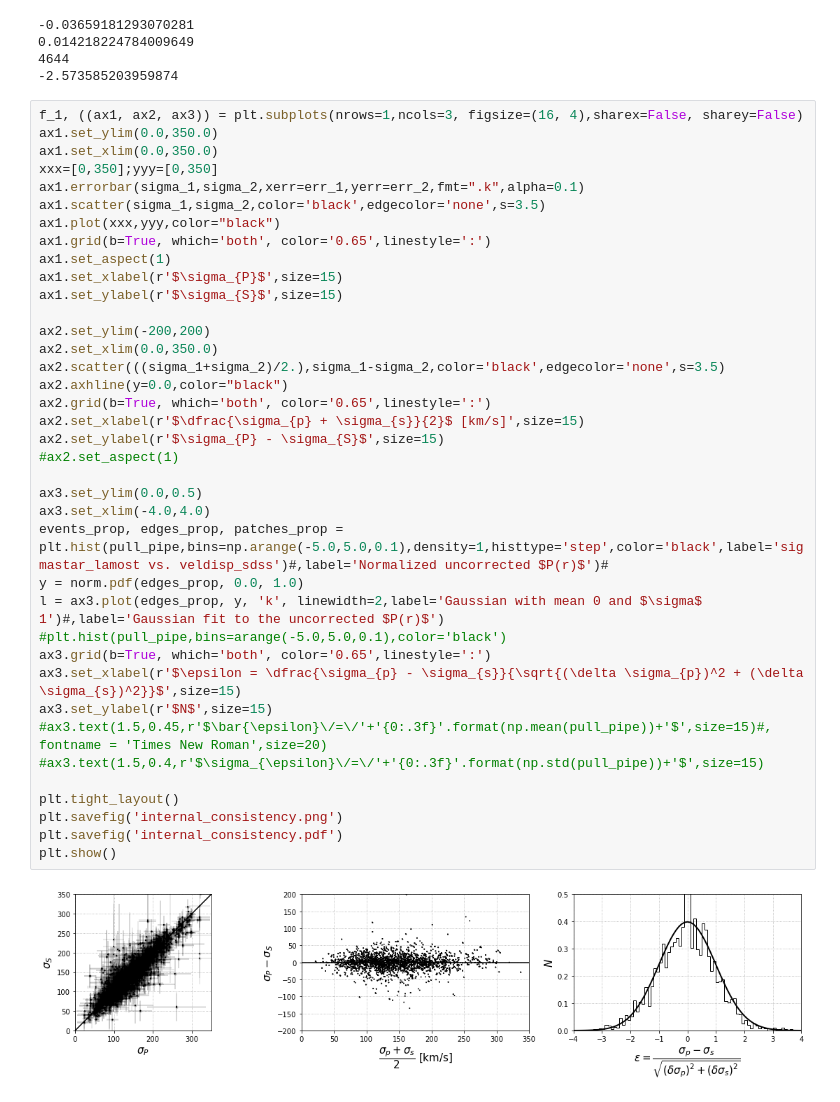
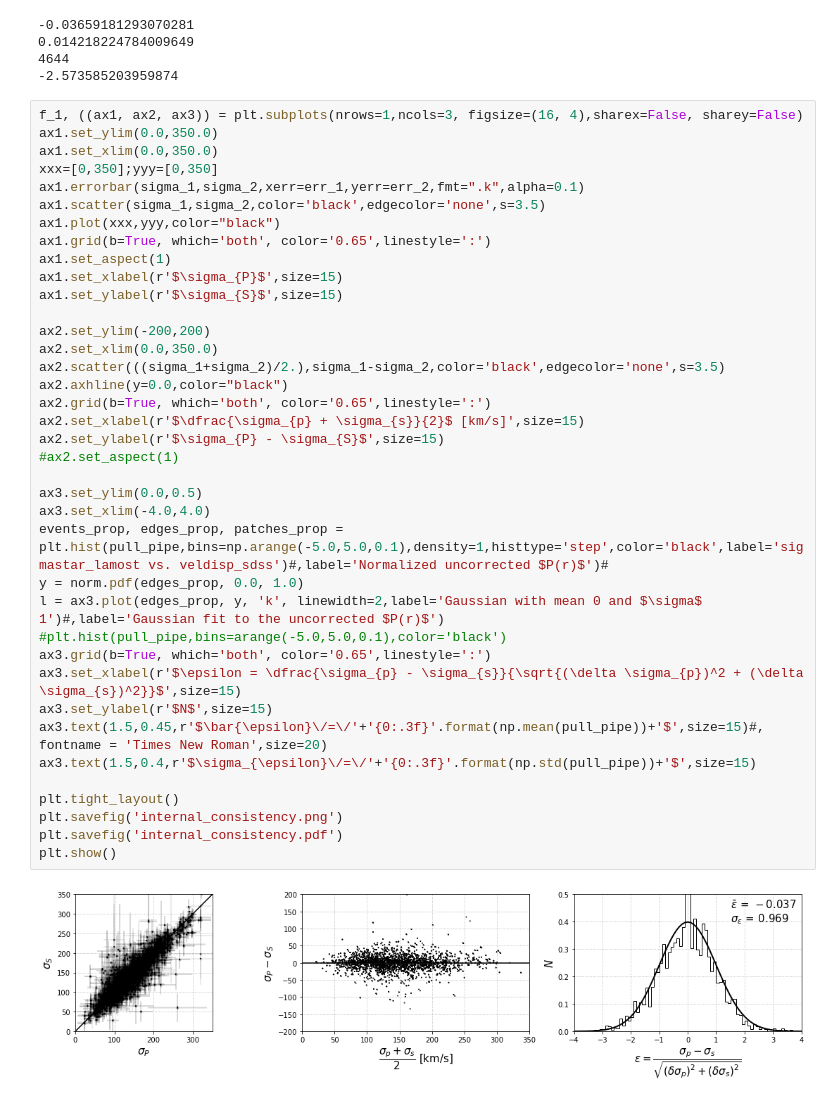
Before and after one commit to KSaid-1/DESI_fuji_FP, a Jupyter notebook: internal_consistency.ipynb, the cells around one changed output. Drawn from its saved outputs; the diff is of its cells as text.

Commit message:
new plots

```diff
--- a/internal_consistency.ipynb
+++ b/internal_consistency.ipynb
@@ -109,33 +109,33 @@ ax1.scatter(sigma_1,sigma_2,color='black',edgecolor='none',s=3.5)
 ax1.plot(xxx,yyy,color="black")
 ax1.grid(b=True, which='both', color='0.65',linestyle=':')
 ax1.set_aspect(1)
 ax1.set_xlabel(r'$\sigma_{P}$',size=15)
 ax1.set_ylabel(r'$\sigma_{S}$',size=15)
 
 ax2.set_ylim(-200,200)
 ax2.set_xlim(0.0,350.0)
 ax2.scatter(((sigma_1+sigma_2)/2.),sigma_1-sigma_2,color='black',edgecolor='none',s=3.5)
 ax2.axhline(y=0.0,color="black")
 ax2.grid(b=True, which='both', color='0.65',linestyle=':')
 ax2.set_xlabel(r'$\dfrac{\sigma_{p} + \sigma_{s}}{2}$ [km/s]',size=15)
 ax2.set_ylabel(r'$\sigma_{P} - \sigma_{S}$',size=15)
 #ax2.set_aspect(1)
 
 ax3.set_ylim(0.0,0.5)
 ax3.set_xlim(-4.0,4.0)
 events_prop, edges_prop, patches_prop = plt.hist(pull_pipe,bins=np.arange(-5.0,5.0,0.1),density=1,histtype='step',color='black',label='sigmastar_lamost vs. veldisp_sdss')#,label='Normalized uncorrected $P(r)$')#
 y = norm.pdf(edges_prop, 0.0, 1.0)
 l = ax3.plot(edges_prop, y, 'k', linewidth=2,label='Gaussian with mean 0 and $\sigma$ 1')#,label='Gaussian fit to the uncorrected $P(r)$')
 #plt.hist(pull_pipe,bins=arange(-5.0,5.0,0.1),color='black')
 ax3.grid(b=True, which='both', color='0.65',linestyle=':')
 ax3.set_xlabel(r'$\epsilon = \dfrac{\sigma_{p} - \sigma_{s}}{\sqrt{(\delta \sigma_{p})^2 + (\delta \sigma_{s})^2}}$',size=15)
 ax3.set_ylabel(r'$N$',size=15)
-#ax3.text(1.5,0.45,r'$\bar{\epsilon}\/=\/'+'{0:.3f}'.format(np.mean(pull_pipe))+'$',size=15)#, fontname = 'Times New Roman',size=20)
-#ax3.text(1.5,0.4,r'$\sigma_{\epsilon}\/=\/'+'{0:.3f}'.format(np.std(pull_pipe))+'$',size=15)
+ax3.text(1.5,0.45,r'$\bar{\epsilon}\/=\/'+'{0:.3f}'.format(np.mean(pull_pipe))+'$',size=15)#, fontname = 'Times New Roman',size=20)
+ax3.text(1.5,0.4,r'$\sigma_{\epsilon}\/=\/'+'{0:.3f}'.format(np.std(pull_pipe))+'$',size=15)
 
 plt.tight_layout()
 plt.savefig('internal_consistency.png')
 plt.savefig('internal_consistency.pdf')
 plt.show()
 # %% [output]
-[figure, old version]
+[figure, new version]
```
Also changed, not shown: parts of 3 cells of this notebook, 5 other files.
